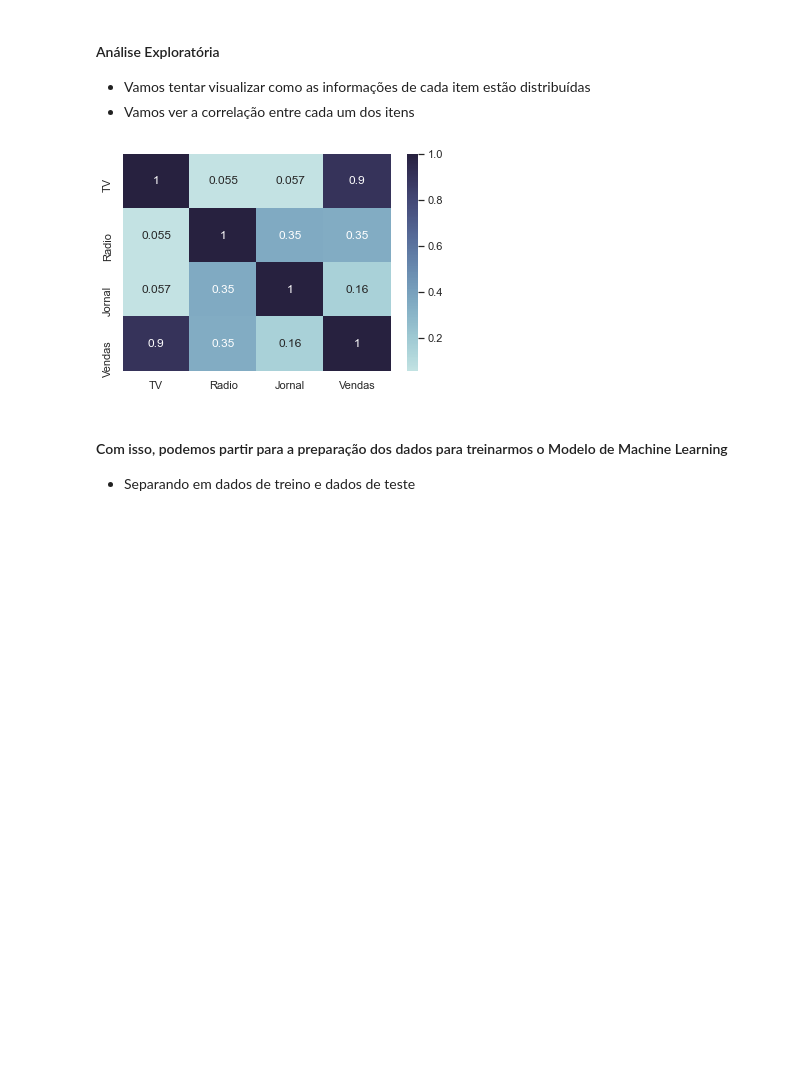
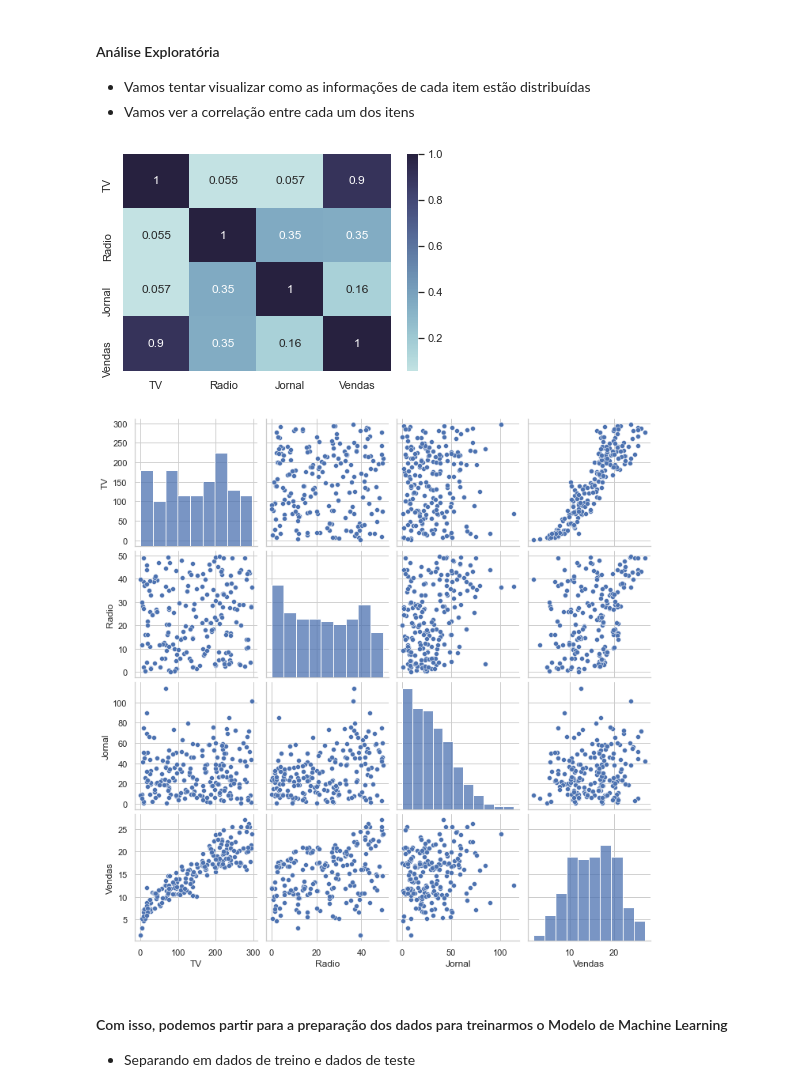
Before and after one commit to rafaelrossim/CienciaDados, a Jupyter notebook: Ciência_Dados_Midia.ipynb, the cells around one changed output. Cells and saved outputs as stored; diff of their text form; code cells hidden in the pictures; blank space fills up the shorter version.

```diff
--- a/Ciência_Dados_Midia.ipynb
+++ b/Ciência_Dados_Midia.ipynb
@@ -73,24 +73,27 @@ None
 # %%
 import seaborn as sns
 import matplotlib.pyplot as plt
 
 #criar grafico
 #heatmap = tipo de gráfico()
 #tabela.corr() = correlação da tabela
 #annot=True = números dentro dos gráficos
-#cmap="Wistia" = paleta de cores
+#cmap = paleta de cores
 color=sns.color_palette("ch:start=.2,rot=-.3", as_cmap=True)
 sns.heatmap(tabela.corr(), annot=True, cmap=color)
 
 
 #mostrar o gráfico por correlação
+plt.savefig(r"D:\Projetos\Python\PythonIntensivao_2022\CienciaDados\imgs\exploratoria1.png", dpi = 300)
 plt.show()
 
 # outra forma de ver a mesma análise
-# sns.pairplot(tabela)
-# plt.show()
+sns.pairplot(tabela)
+plt.savefig(r"D:\Projetos\Python\PythonIntensivao_2022\CienciaDados\imgs\exploratoria2.png", dpi = 300)
+plt.show()
 # %% [output]
 [figure]
+[figure, added]
 # %% [markdown]
 #### Com isso, podemos partir para a preparação dos dados para treinarmos o Modelo de Machine Learning
 
```
Also changed, not shown: parts of 5 cells of this notebook, 4 other files.
